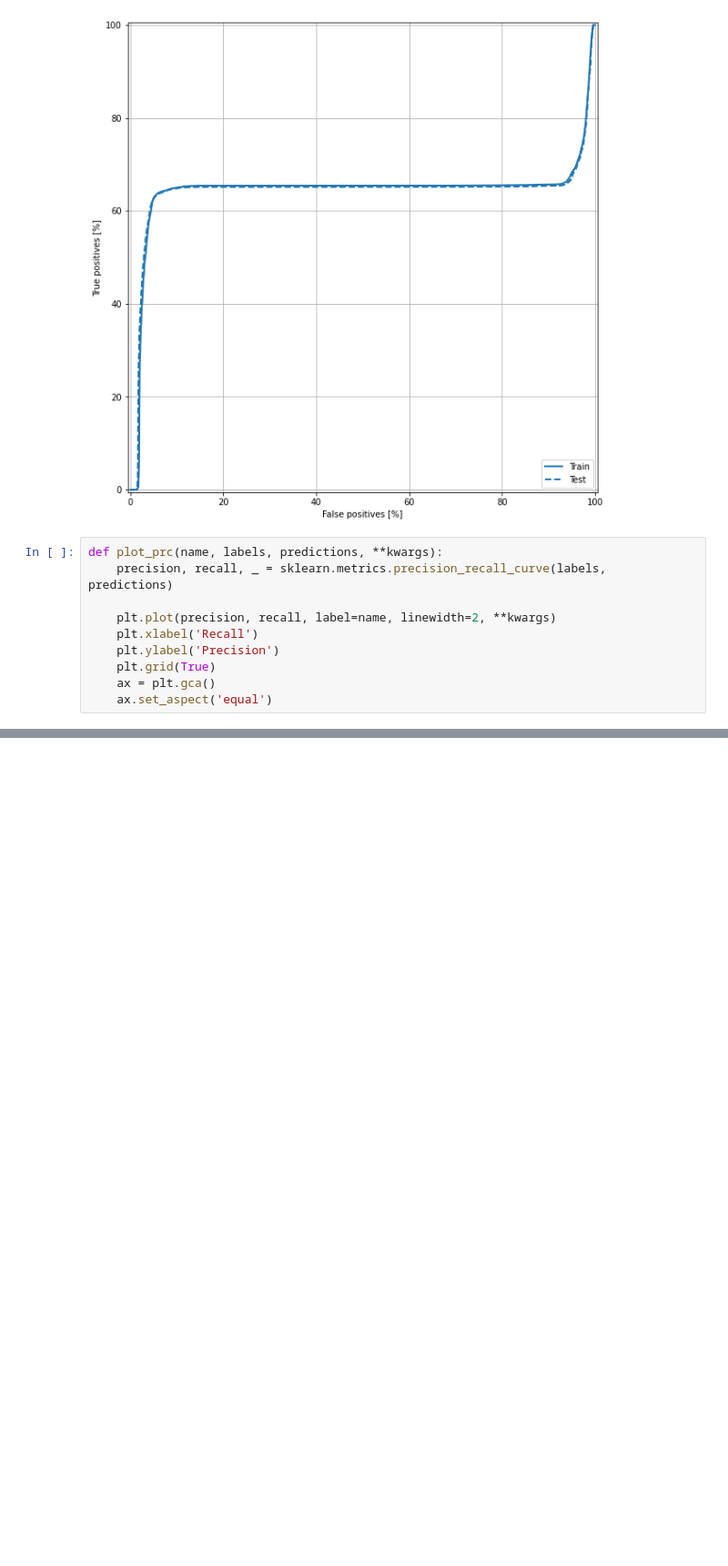
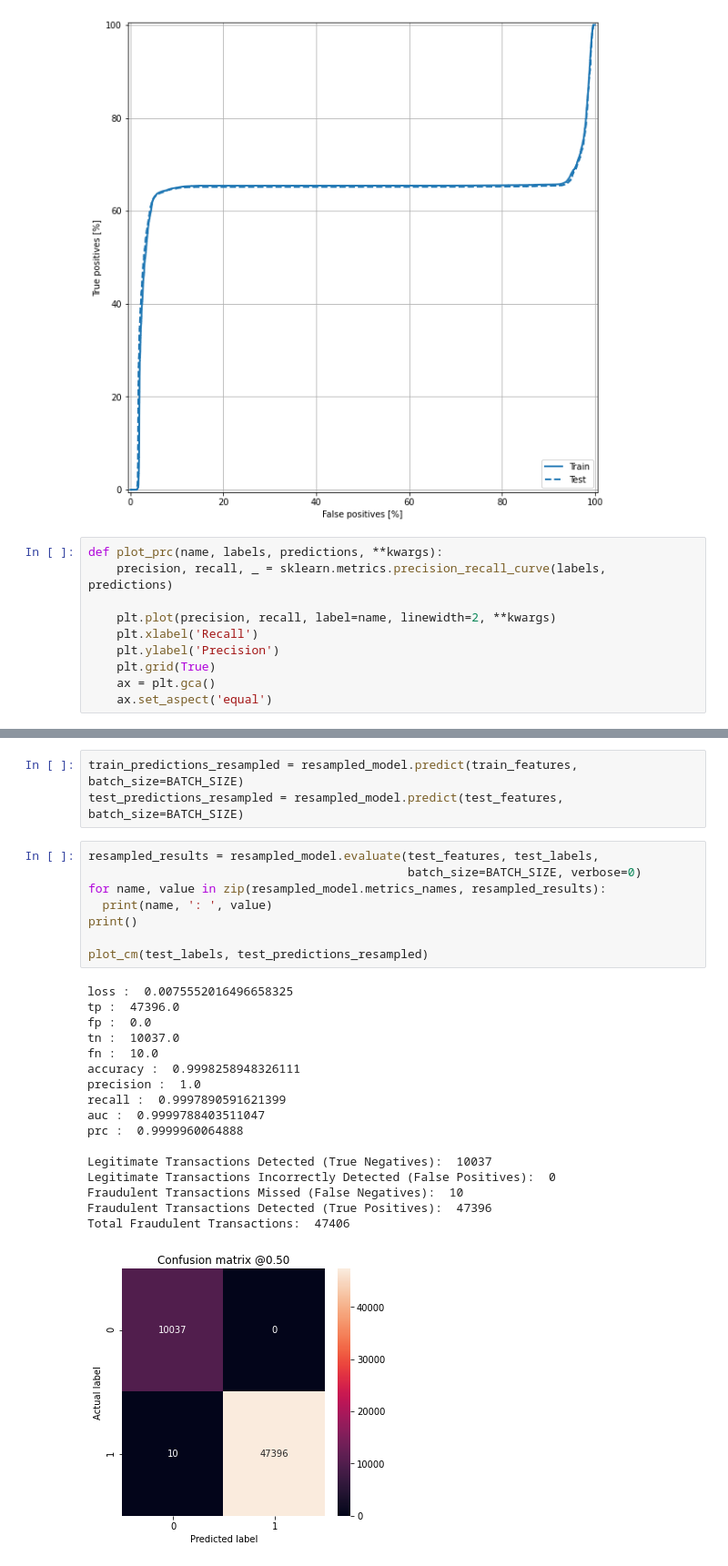
Before and after one commit to Al-tekreeti/intrusion-detection, a Jupyter notebook: Intrusion_detection.ipynb, the cells around one changed output, grey strips where cells are left out. Shown: that part at 91% size. Cells and saved outputs as stored; diff of their text form; blank space fills up the shorter version.

```diff
--- a/Intrusion_detection.ipynb
+++ b/Intrusion_detection.ipynb
@@ -344,0 +418,29 @@ plt.legend(loc='upper left')
+# %%
+train_predictions_resampled = resampled_model.predict(train_features, batch_size=BATCH_SIZE)
+test_predictions_resampled = resampled_model.predict(test_features, batch_size=BATCH_SIZE)
+# %%
+resampled_results = resampled_model.evaluate(test_features, test_labels,
+                                             batch_size=BATCH_SIZE, verbose=0)
+for name, value in zip(resampled_model.metrics_names, resampled_results):
+  print(name, ': ', value)
+print()
+
+plot_cm(test_labels, test_predictions_resampled)
+# %% [output]
+loss :  0.0075552016496658325
+tp :  47396.0
+fp :  0.0
+tn :  10037.0
+fn :  10.0
+accuracy :  0.9998258948326111
+precision :  1.0
+recall :  0.9997890591621399
+auc :  0.9999788403511047
+prc :  0.9999960064888
+
+Legitimate Transactions Detected (True Negatives):  10037
+Legitimate Transactions Incorrectly Detected (False Positives):  0
+Fraudulent Transactions Missed (False Negatives):  10
+Fraudulent Transactions Detected (True Positives):  47396
+Total Fraudulent Transactions:  47406
+[figure, added]
```
Also changed, not shown: parts of 15 cells of this notebook.
